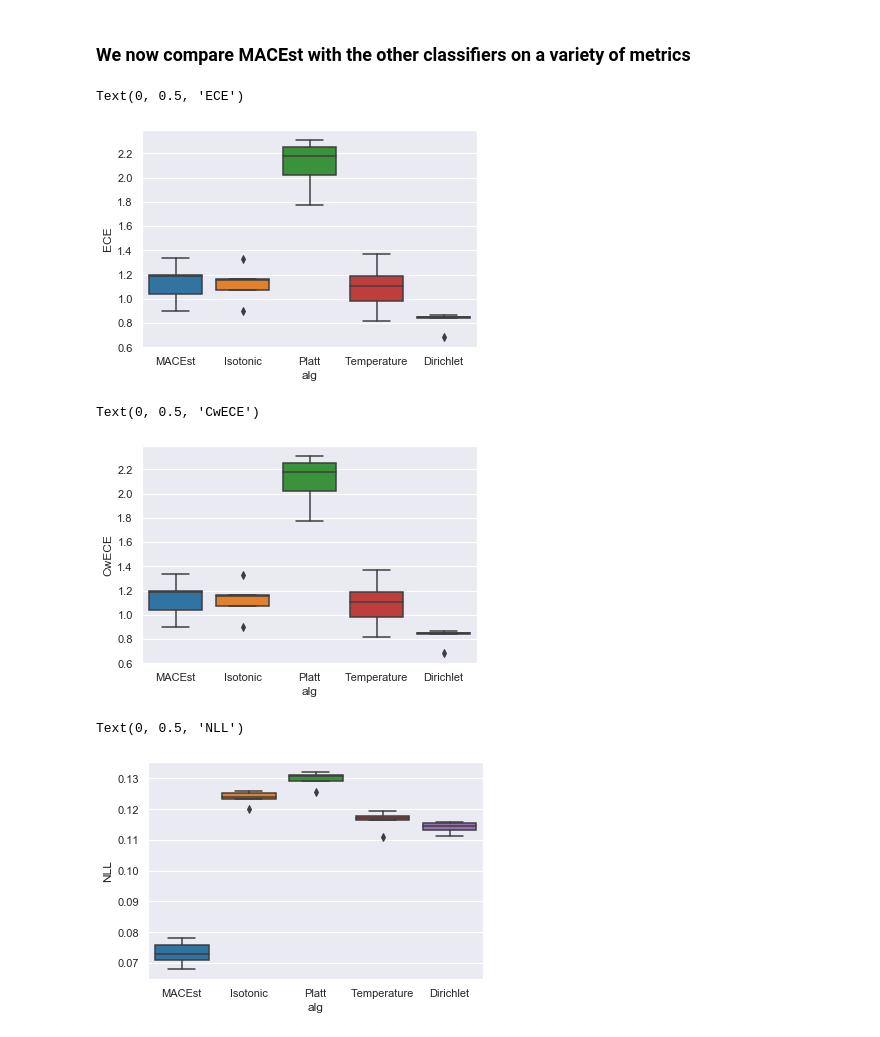
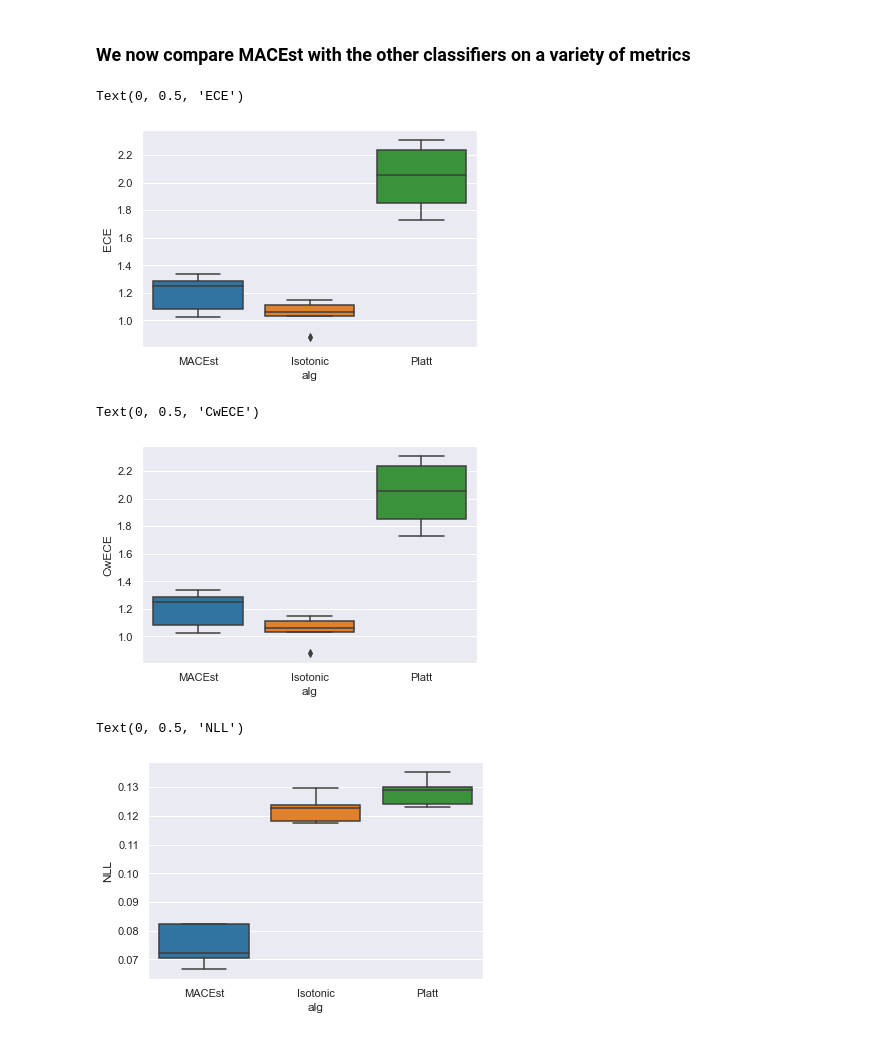
Before and after one commit to oracle/macest, a Jupyter notebook: notebooks/classification/sota_comparison_mnist.ipynb, the cells around one changed output. Cells and saved outputs as stored; diff of their text form; code cells hidden in the pictures.

```diff
--- a/notebooks/classification/sota_comparison_mnist.ipynb
+++ b/notebooks/classification/sota_comparison_mnist.ipynb
@@ -51,10 +51,10 @@ y = enc.fit_transform(y)
 X_pp_train, X_conf_train, y_pp_train, y_conf_train  = train_test_split(X, y, test_size=0.6, random_state=1)
 
 pca = PCA(n_components=50)
-pca.fit(X_pp_train)
+pca.fit(X_pp_train.values)
 
-X_pp_train = pca.transform(X_pp_train)
-X_conf_train = pca.transform(X_conf_train)
+X_pp_train = pca.transform(X_pp_train.values)
+X_conf_train = pca.transform(X_conf_train.values)
 
 X_conf_train, X_cal, y_conf_train, y_cal = train_test_split(X_conf_train, y_conf_train,
                                                             test_size=0.4, random_state=0)
@@ -102,14 +95,14 @@ neighbour_search_params = clmod.HnswGraphArgs(query_args = dict(ef = 1000))
 optimiser_args = dict(popsize = 25, disp = False)
 # %%
 macest_model = clmod.ModelWithConfidence(model,
-                                      X_conf_train,
-                                      y_conf_train,
-                                      search_method_args = neighbour_search_params)
+                                         X_conf_train,
+                                         y_conf_train,
+                                         search_method_args=neighbour_search_params)
 
 macest_model.fit(X_cal,
-               y_cal,
-               param_range = param_bounds,
-               optimiser_args= optimiser_args)
+                 y_cal,
+                 param_range = param_bounds,\
+                 optimiser_args= optimiser_args)
 # %%
 preds = model.predict(X_cal)
 conf_preds = macest_model.predict_proba(X_cal)
@@ -133,13 +126,3 @@ platt = CalibratedClassifierCV(model,
 platt.fit(X_conf_train, y_conf_train)
 plat = platt.predict_proba(X_cal)
 platt_point_prediction_conf = plat[np.arange(len(plat)), preds]
-
-tcal = temp.TemperatureScaling()
-tcal.fit(model.predict_proba(X_conf_train), y_conf_train)
-tcal_conf = tcal.predict_proba(model.predict_proba(X_cal))
-tcal_point_prediction_conf = tcal_conf[np.arange(len(tcal_conf)), preds]
-
-ful_dir = dirich.FullDirichletCalibrator()
-ful_dir.fit(model.predict_proba(X_conf_train), y_conf_train)
-dir_conf = ful_dir.predict_proba(model.predict_proba(X_cal))
-dir_point_prediction_conf = dir_conf[np.arange(len(tcal_conf)), preds]
@@ -495,32 +411,32 @@ starting fold 4
 # %% [markdown]
 ### We now compare MACEst with the other classifiers on a variety of metrics
 # %%
-labels = ['MACEst', 'Isotonic', 'Platt', 'Temperature', 'Dirichlet']
+labels = ['MACEst', 'Isotonic', 'Platt']
 # %%
-ece_df = pd.DataFrame([macest_pwece, is_pwece, platt_pwece, temp_pwece, diri_pwece],
+ece_df = pd.DataFrame([macest_pwece, is_pwece, platt_pwece],
                       index=labels).unstack().reset_index()
 ece_df.columns = ['iteration', 'alg', 'error']
 sns.boxplot(x="alg", y="error", data=ece_df)
 plt.ylabel('ECE')
 # %% [output]
 Text(0, 0.5, 'ECE')
-[figure, old version]
+[figure, new version]
 # %%
-cwece_df = pd.DataFrame([macest_pwece, is_pwece, platt_pwece, temp_pwece, diri_pwece],
+cwece_df = pd.DataFrame([macest_pwece, is_pwece, platt_pwece],
                         index=labels).unstack().reset_index()
 cwece_df.columns = ['iteration', 'alg', 'error']
 sns.boxplot(x="alg", y="error", data=cwece_df)
 plt.ylabel('CwECE')
 # %% [output]
 Text(0, 0.5, 'CwECE')
-[figure, old version]
+[figure, new version]
 # %%
-nll_df = pd.DataFrame([macest_nll, is_nll, platt_nll, temp_nll, diri_nll],
+nll_df = pd.DataFrame([macest_nll, is_nll, platt_nll],
                       index=labels).unstack().reset_index()
 nll_df.columns = ['iteration', 'alg', 'error']
 sns.boxplot(x="alg", y="error", data=nll_df)
 plt.ylabel('NLL')
 # %% [output]
 Text(0, 0.5, 'NLL')
-[figure, old version]
+[figure, new version]
 # %%
```
Also changed, not shown: parts of 26 cells of this notebook, 17 other files.
